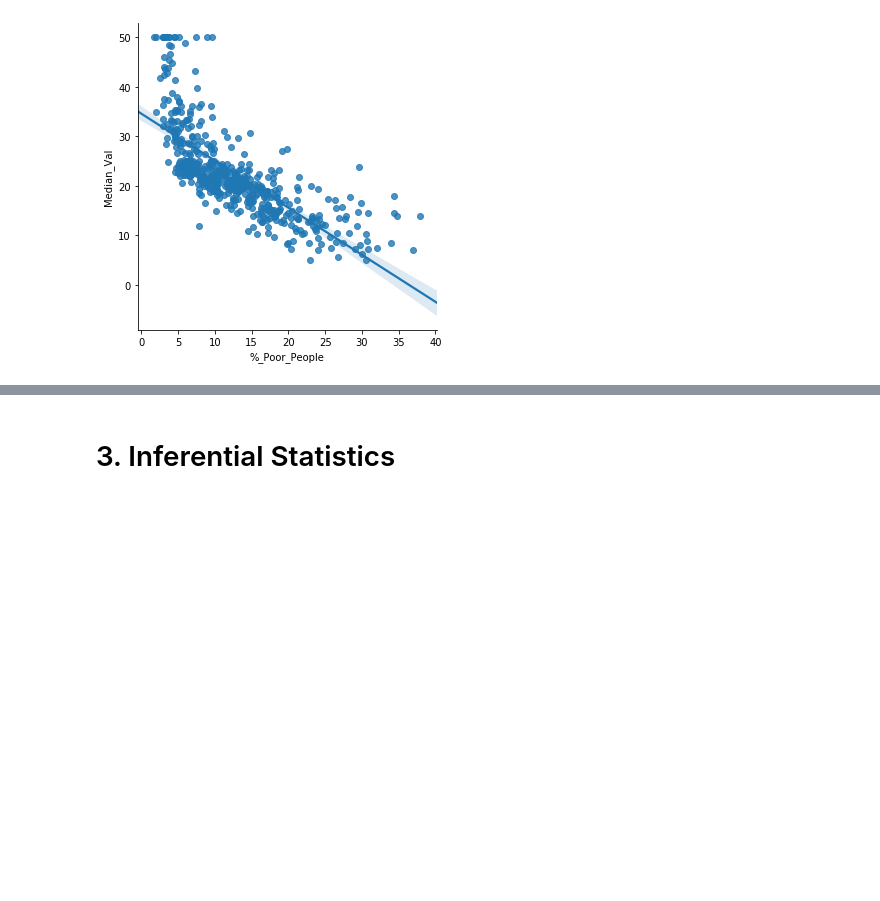
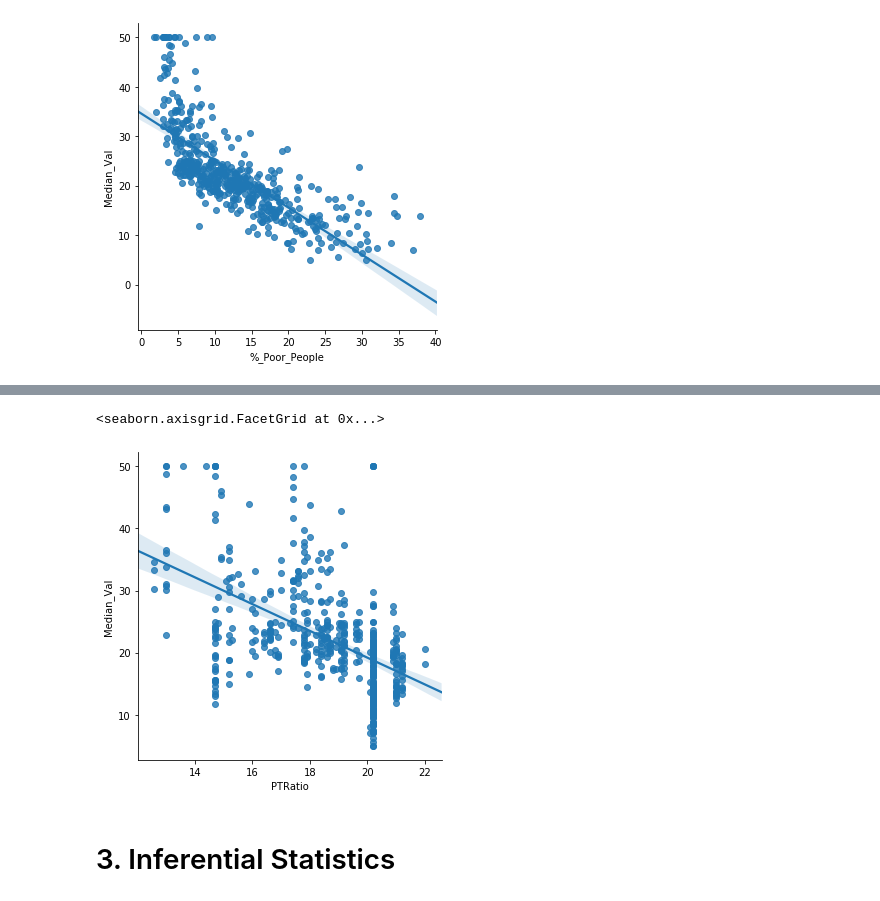
Before and after one commit to ConorHogan/MachineLearning-and-Statistics-Project, a Jupyter notebook: Machine-Learning-and-Statistics-Project-Notebook.ipynb, the cells around one changed output, grey strips where cells are left out. Saved outputs shown, nothing was run; the diff lists cells and outputs as text; code cells hidden in the pictures; blank space fills up the shorter version.

```diff
--- a/Machine-Learning-and-Statistics-Project-Notebook.ipynb
+++ b/Machine-Learning-and-Statistics-Project-Notebook.ipynb
@@ -134,3 +187,9 @@ sns.lmplot(x="Dist_to_Jobs", y="Median_Val", data=df)
+# %%
+# lmplot of a weakly corrolated value "Distance to areas of employement (Dist_to_Jobs)"
+sns.lmplot(x="PTRatio", y="Median_Val", data=df)
+# %% [output]
+<seaborn.axisgrid.FacetGrid at 0x...>
+[figure, added]
 # %% [markdown]
 # 3. Inferential Statistics
 # %% [markdown]
```
Also changed, not shown: parts of 14 cells of this notebook, 1 other file.
